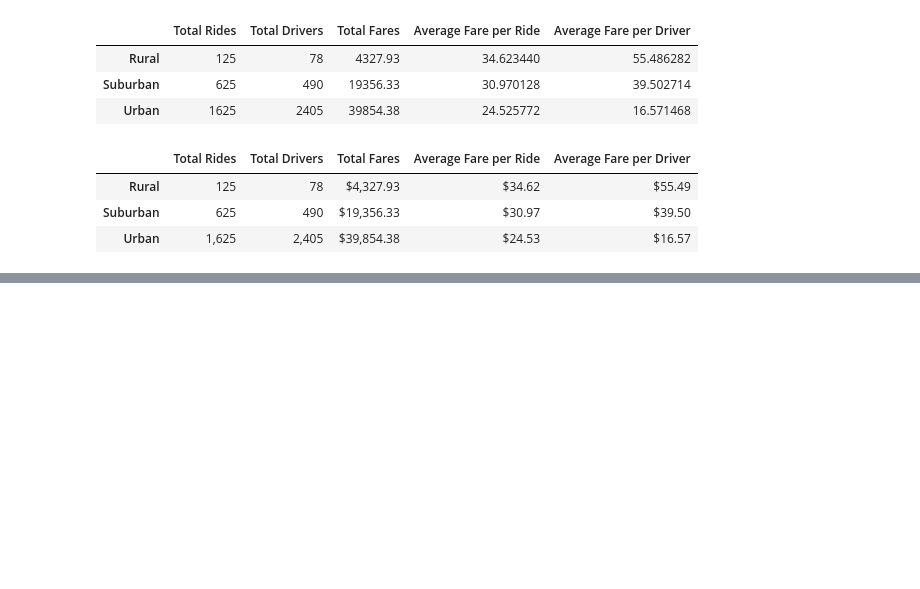
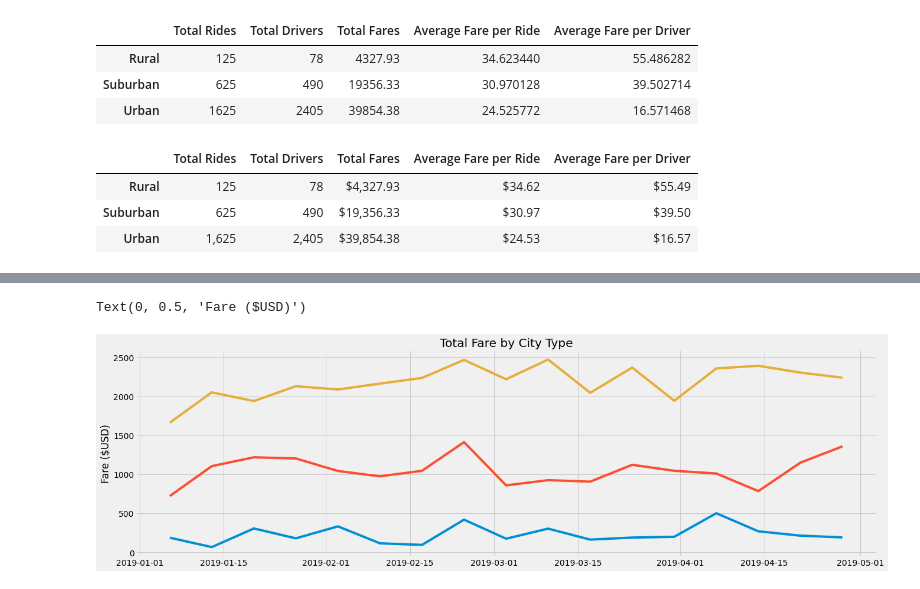
Before and after one commit to Mots94/PyBer_Analysis, a Jupyter notebook: PyBer.ipynb, the cells around one changed output, grey strips where cells are left out. Cells and saved outputs as stored; diff of their text form; code cells hidden in the pictures; blank space fills up the shorter version.

```diff
--- a/PyBer.ipynb
+++ b/PyBer.ipynb
@@ -876,4 +892,4 @@ total_fares_df2.tail()
 # %%
 #8. Convert index to datetime data type
 
-total_fares_df2.index
+total_fares_df2.index = pd.to_datetime(total_fares_df2.index)
@@ -906,2 +909,6 @@ memory usage: 85.9+ KB
 # %%
 #9. Use resample to sort date into weekly bins and sum() the fares for each week
+
+total_fares_df3 = total_fares_df2.resample('1W').sum()
+
+total_fares_df3.head()
@@ -907,0 +923,13 @@ memory usage: 85.9+ KB
+# %%
+from matplotlib import style
+style.use('fivethirtyeight')
+# %%
+fig, ax = plt.subplots(figsize=(20, 6))
+legend_labels = ['Urban', 'Suburban', 'Rural']
+ax.plot(total_fares_df3)
+ax.set_title('Total Fare by City Type')
+ax.set_ylabel('Fare ($USD)')
+ax.set_yticklabels
+# %% [output]
+Text(0, 0.5, 'Fare ($USD)')
+[figure, added]
```
Also changed, not shown: parts of 8 cells of this notebook.
